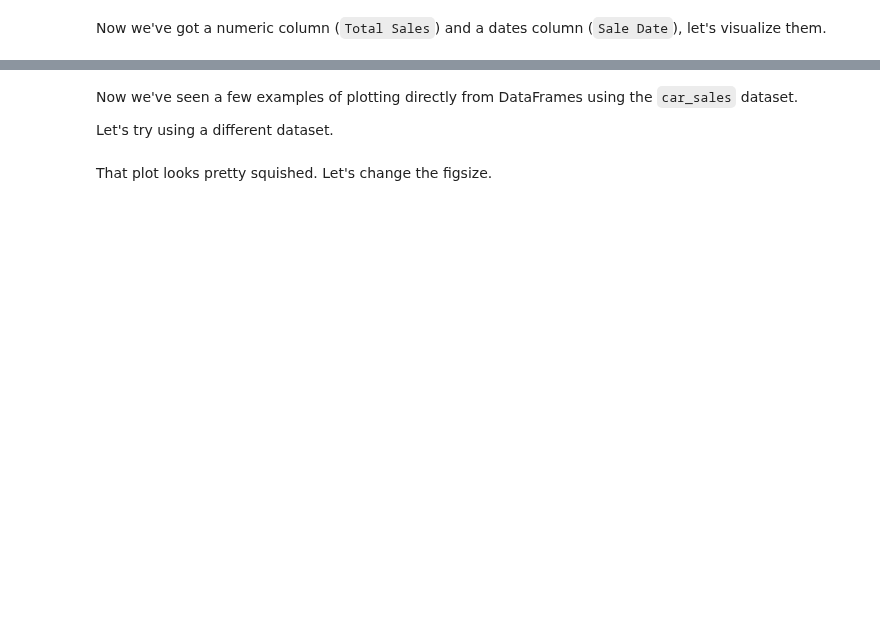
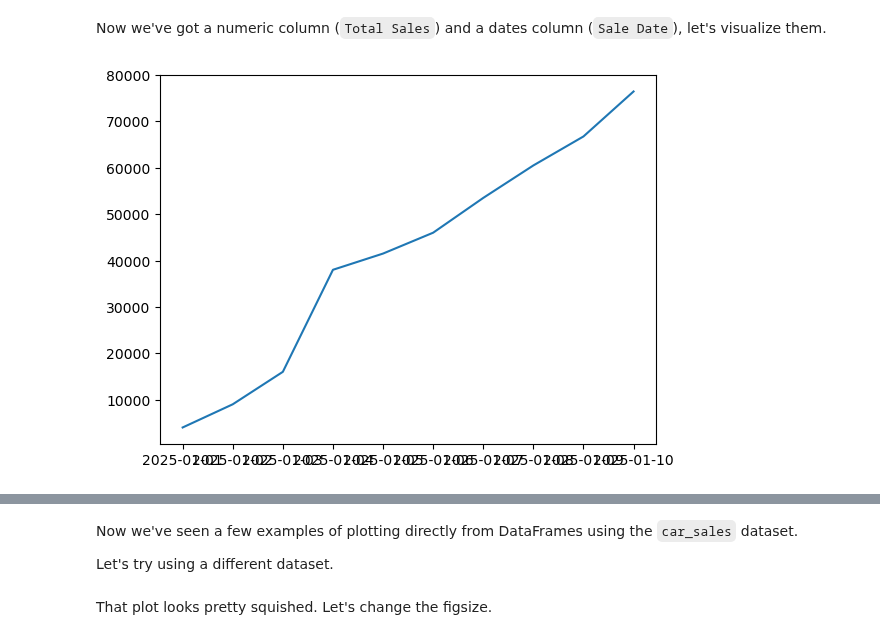
Before and after one commit to FairozAhmadSheikh/Machine_and_Deep_Learning_Basic_To_Advance, a Jupyter notebook: Exercises/matplotlib-exercises.ipynb, the cells around one changed output, grey strips where cells are left out. Drawn from its saved outputs; the diff is of its cells as text; code cells hidden in the pictures; blank space fills up the shorter version.

```diff
--- a/Exercises/matplotlib-exercises.ipynb
+++ b/Exercises/matplotlib-exercises.ipynb
@@ -269,10 +255,14 @@ In the process of turning it to numeric data, let's create another column which
 Hint: To add a column up cumulatively, look up the cumsum() function. And to create a column of dates, look up the date_range() function.
 # %%
 # Remove the symbols, the final two numbers from the 'Price' column and convert it to numbers
+data['Price']=data['Price'].str.replace(r'[\$\,\.]',"",regex=True)
+data['Price']=data['Price'].str[:-2]
+data['Price']=data['Price'].astype(int)
 # %%
 # Add a column called 'Total Sales' to car_sales which cumulatively adds the 'Price' column
 
-
+data['Total Sales']=data['Price'].cumsum()
 # Add a column called 'Sale Date' which lists a series of successive dates starting from today (your today)
-
+data['Sale Date']=pd.date_range("01/01/2025",periods=len(data))
 # View the car_sales DataFrame
+data.head()
@@ -280,5 +277,8 @@ Hint: To add a column up cumulatively, look up the cumsum() function. And to cre
 Now we've got a numeric column (`Total Sales`) and a dates column (`Sale Date`), let's visualize them.
 # %%
 # Use the plot() function to plot the 'Sale Date' column versus the 'Total Sales' column
+plt.plot(data['Sale Date'],data['Total Sales']);
+# %% [output]
+[figure, added]
 # %%
 # Convert the 'Price' column to the integers
```
Also changed, not shown: parts of 13 cells of this notebook.
